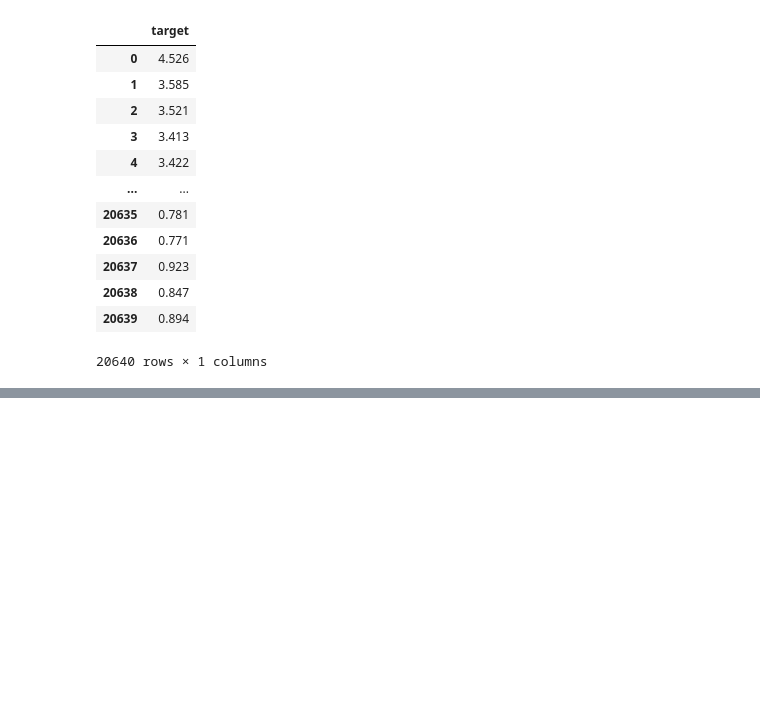
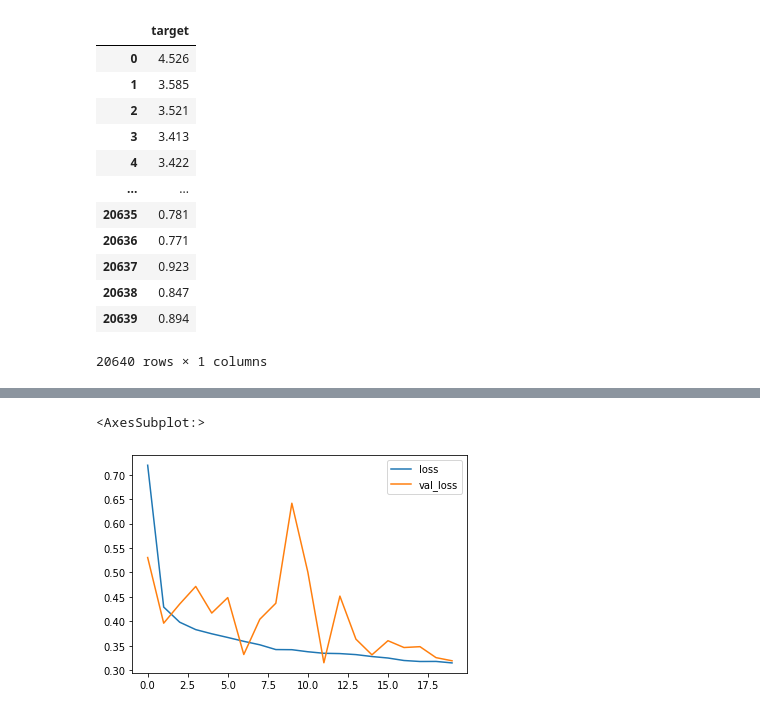
Before and after one commit to dataqueenpend/INueron_Lectures, a Jupyter notebook: Deep Learning Lectures/Back Propagation Derivation and Regression.ipynb, the cells around one changed output, grey strips where cells are left out. Saved outputs shown, nothing was run; the diff lists cells and outputs as text; code cells hidden in the pictures; blank space fills up the shorter version.

```diff
--- a/Deep Learning Lectures/Back Propagation Derivation and Regression.ipynb
+++ b/Deep Learning Lectures/Back Propagation Derivation and Regression.ipynb
@@ -74,0 +83,10 @@ X_train, X_valid, y_train, y_valid = train_test_split(X_train_full,y_train_full,
+# %%
+# Initializing model
+model = tf.keras.models.Sequential(LAYERS)
+# %%
+# Defining loss and optimizer
+LOSS= 'mse'
+OPTIMIZER = 'sgd'
+
+# Compiling model
+model.compile(loss=LOSS, optimizer=OPTIMIZER)
@@ -74,0 +113,8 @@ X_train, X_valid, y_train, y_valid = train_test_split(X_train_full,y_train_full,
+# %%
+# Scaling - if not scaled can be output loss as nan
+scaler = StandardScaler()
+X_train = scaler.fit_transform(X_train)
+X_valid = scaler.transform(X_valid)
+X_test = scaler.transform(X_test)
+# %%
+history = model.fit(X_train, y_train, epochs=20, validation_data=(X_valid, y_valid))
@@ -74,0 +139,6 @@ X_train, X_valid, y_train, y_valid = train_test_split(X_train_full,y_train_full,
+# %%
+# Plotting results
+pd.DataFrame(history.history).plot()
+# %% [output]
+<AxesSubplot:>
+[figure, added]
```
Also changed, not shown: parts of 6 cells of this notebook.
